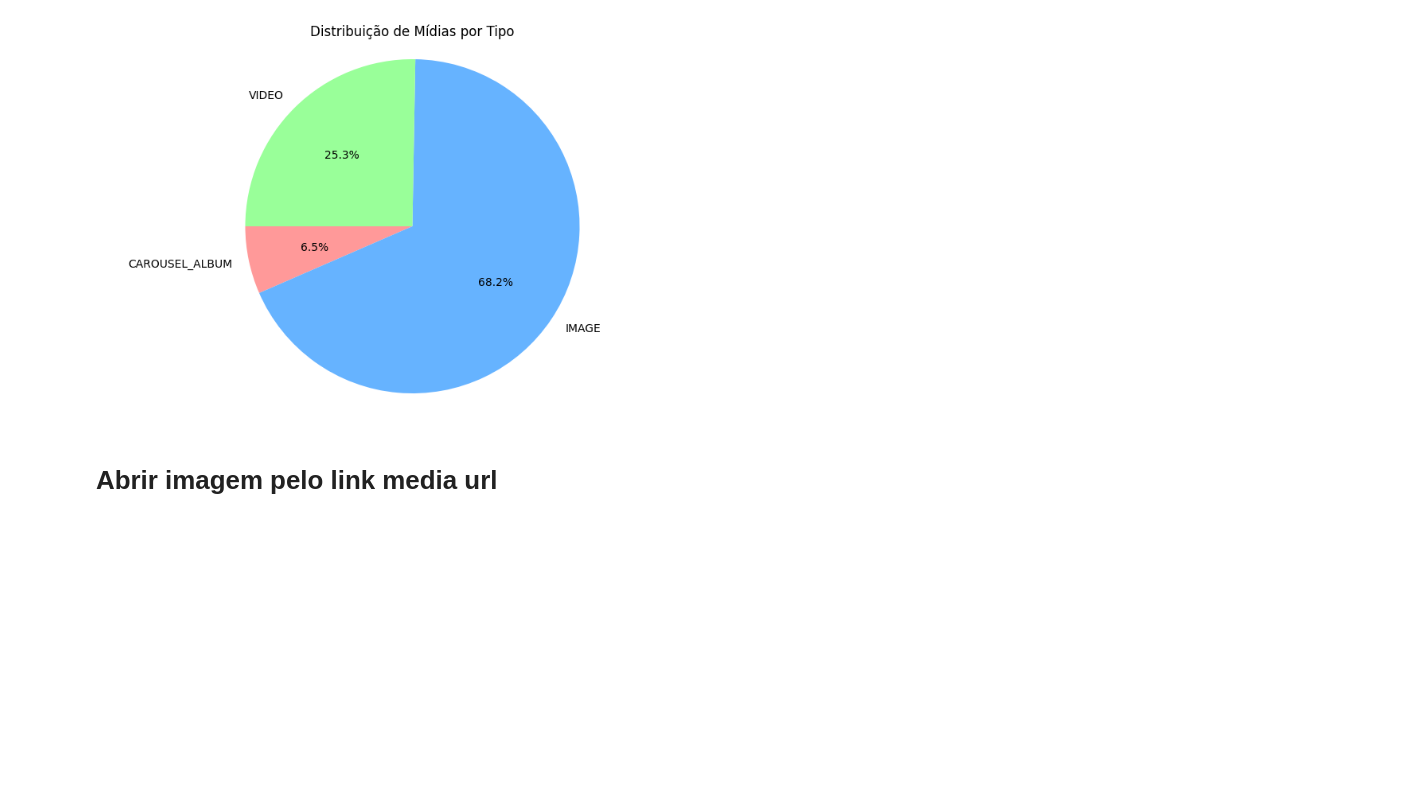
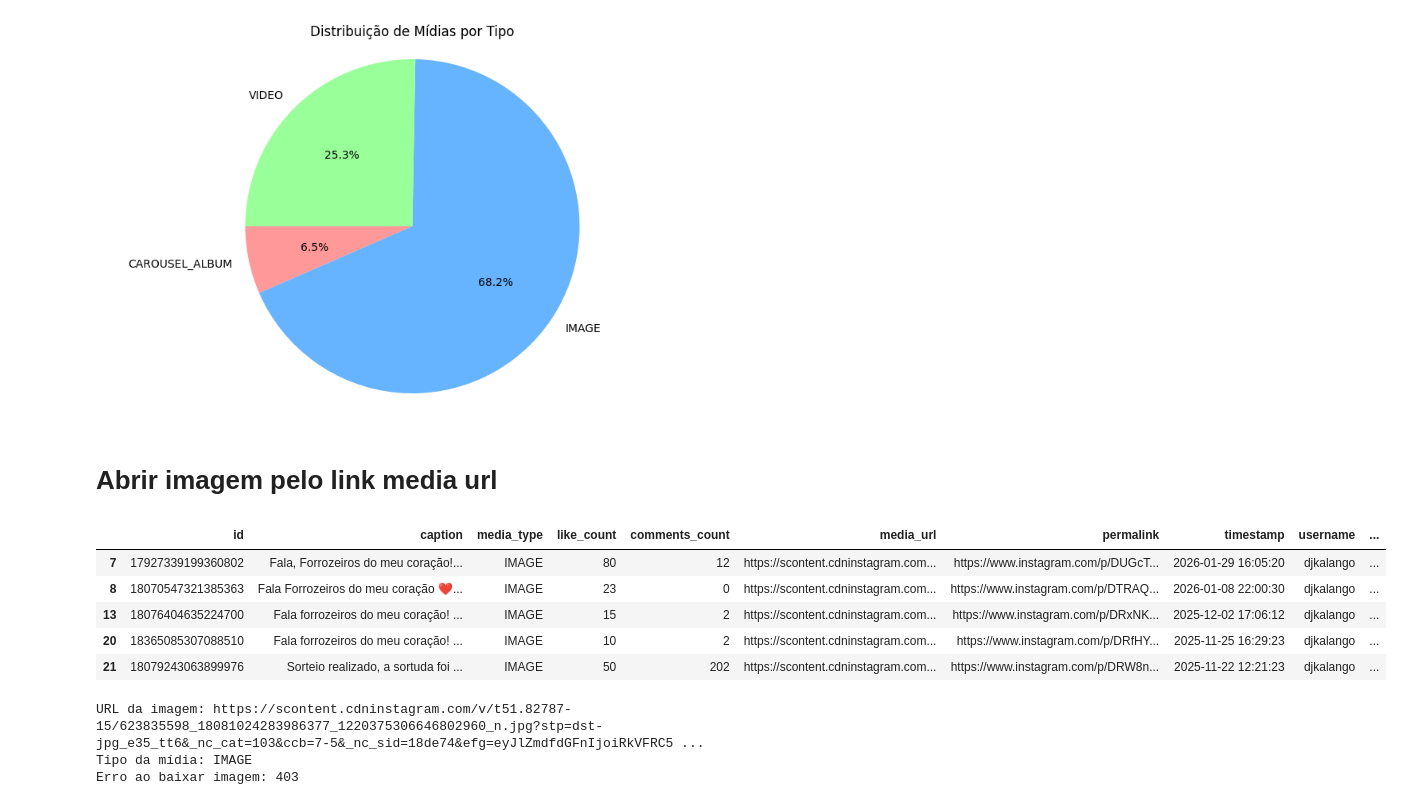
Before and after one commit to FaculdadeEnsinE/projeto-instagram, a Jupyter notebook: instagram08.ipynb, the cells around one changed output. Drawn from its saved outputs; the diff is of its cells as text; code cells hidden in the pictures; blank space fills up the shorter version.

```diff
--- a/instagram08.ipynb
+++ b/instagram08.ipynb
@@ -249,19 +249,34 @@ plt.show()
 [figure]
 # %% [markdown]
 # Abrir imagem pelo link media url
+# %%
+# DataFrame com imagem
+df_imagem = df[df["media_type"] == "IMAGE"]
+display(df_imagem.head())
+# %% [output]
+|  | id | caption | media_type | like_count | comments_count | media_url | permalink | timestamp | username | ... |
+| 7 | 17927339199360802 | Fala, Forrozeiros do meu coração!... | IMAGE | 80 | 12 | https://scontent.cdninstagram.com... | https://www.instagram.com/p/DUGcT... | 2026-01-29 16:05:20 | djkalango | ... |
+| 8 | 18070547321385363 | Fala Forrozeiros do meu coração ❤... | IMAGE | 23 | 0 | https://scontent.cdninstagram.com... | https://www.instagram.com/p/DTRAQ... | 2026-01-08 22:00:30 | djkalango | ... |
+| 13 | 18076404635224700 | Fala forrozeiros do meu coração! ... | IMAGE | 15 | 2 | https://scontent.cdninstagram.com... | https://www.instagram.com/p/DRxNK... | 2025-12-02 17:06:12 | djkalango | ... |
+| 20 | 18365085307088510 | Fala forrozeiros do meu coração! ... | IMAGE | 10 | 2 | https://scontent.cdninstagram.com... | https://www.instagram.com/p/DRfHY... | 2025-11-25 16:29:23 | djkalango | ... |
+| 21 | 18079243063899976 | Sorteio realizado, a sortuda foi ... | IMAGE | 50 | 202 | https://scontent.cdninstagram.com... | https://www.instagram.com/p/DRW8n... | 2025-11-22 12:21:23 | djkalango | ... |
 # %%
 import requests
 from PIL import Image
 from io import BytesIO
 
 # URL da media
-media_url = df['media_url'][0]
-media_type = df['media_type'][0]
+# media_url = df_imagem['media_url'][0]
+# media_type = df_imagem['media_type'][0]
 
 # URL da imagem
-media_url  = df[df['media_type'] == 'IMAGE']['media_url'].iloc[10]
-media_type = df[df['media_type'] == 'IMAGE']['media_type'].iloc[10]
+# media_url  = df_imagem[df_imagem['media_type'] == 'IMAGE']['media_url'].iloc[10]
+# media_type = df_imagem[df_imagem['media_type'] == 'IMAGE']['media_type'].iloc[10]
 
+media_url  = df_imagem['media_url'].iloc[10]
+media_type = df_imagem['media_type'].iloc[10]
+print("URL da imagem:", media_url)
+print("Tipo da mídia:", media_type)
 if media_type != "IMAGE":
     print("A mídia não é uma imagem. Tipo:", media_type)
 else:
@@ -275,3 +290,7 @@ else:
         img.show()  # abre no visualizador padrão
     else:
         print("Erro ao baixar imagem:", response.status_code)
+# %% [output]
+URL da imagem: https://scontent.cdninstagram.com/v/t51.82787-15/623835598_18081024283986377_1220375306646802960_n.jpg?stp=dst-jpg_e35_tt6&_nc_cat=103&ccb=7-5&_nc_sid=18de74&efg=eyJlZmdfdGFnIjoiRkVFRC5 ...
+Tipo da mídia: IMAGE
+Erro ao baixar imagem: 403
```
Also changed, not shown: parts of 1 cell of this notebook, 55 other files.
